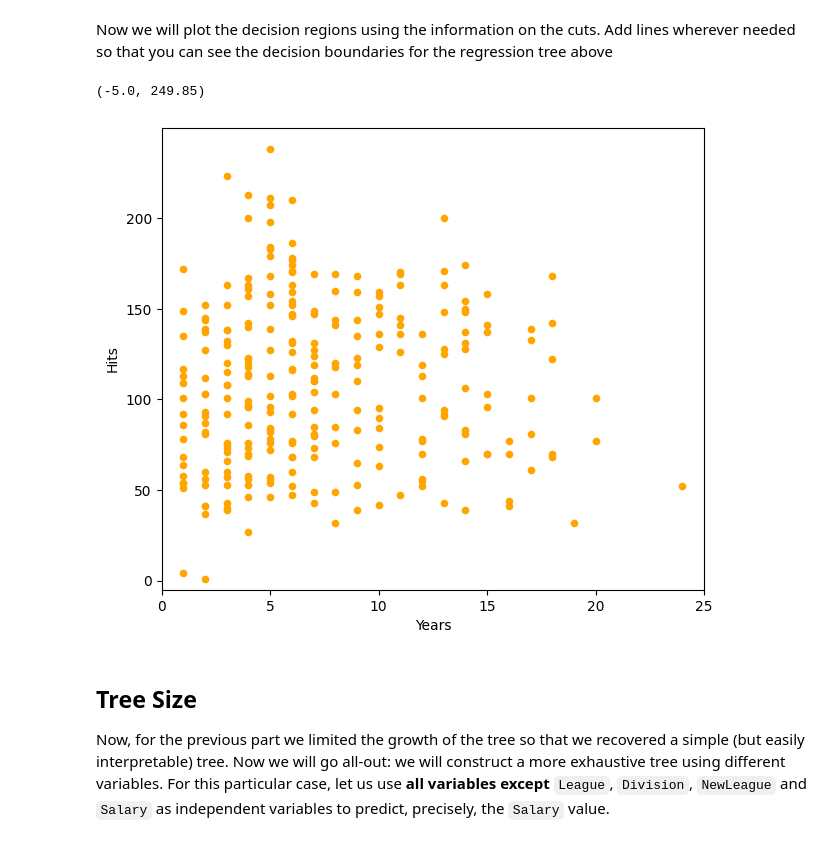
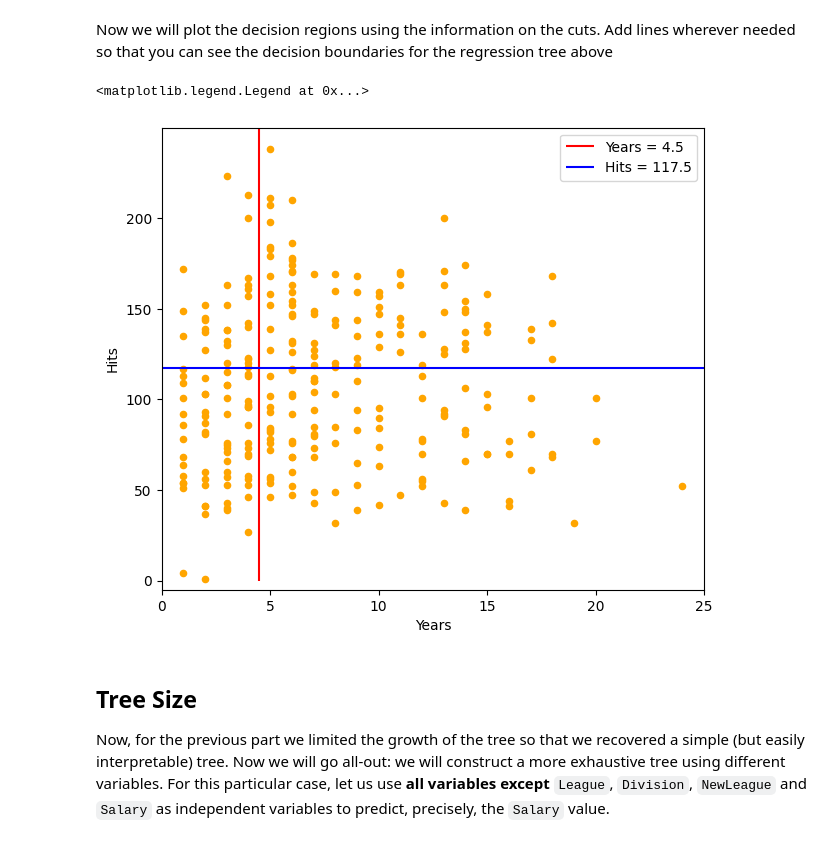
Before and after one commit to ICAI-IMAT-ML/p2-8-202304626, a Jupyter notebook: notebook/Lab2_8_Trees.ipynb, the cells around one changed output. Cells and saved outputs as stored; diff of their text form; code cells hidden in the pictures.

```diff
--- a/notebook/Lab2_8_Trees.ipynb
+++ b/notebook/Lab2_8_Trees.ipynb
@@ -110,13 +110,15 @@ Now we will plot the decision regions using the information on the cuts. Add lin
 # %%
 hitters.plot('Years', 'Hits', kind='scatter', color='orange', figsize=(7,6))
 plt.xlim(0,25)
 plt.ylim(ymin=-5)
 
 # Add whatever you may need here to clearly plot the decision boundaries
-# TODO
+plt.vlines(4.5, 0, 300, label="Years = 4.5", colors="red")
+plt.hlines(117.5, 0, 25, label="Hits = 117.5", colors="blue")
+plt.legend()
 # %% [output]
-(-5.0, 249.85)
+<matplotlib.legend.Legend at 0x...>
-[figure, old version]
+[figure, new version]
 # %% [markdown]
 ## Tree Size
 
```
Also changed, not shown: parts of 25 cells of this notebook.
